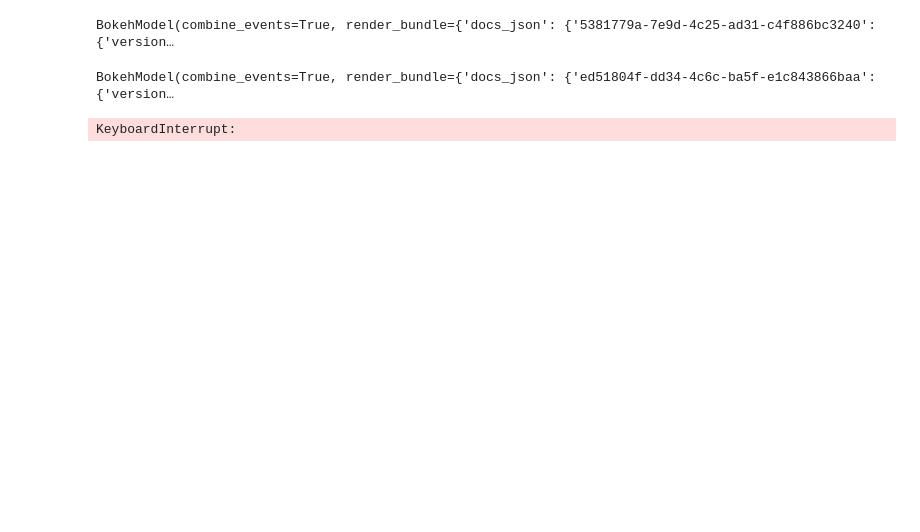
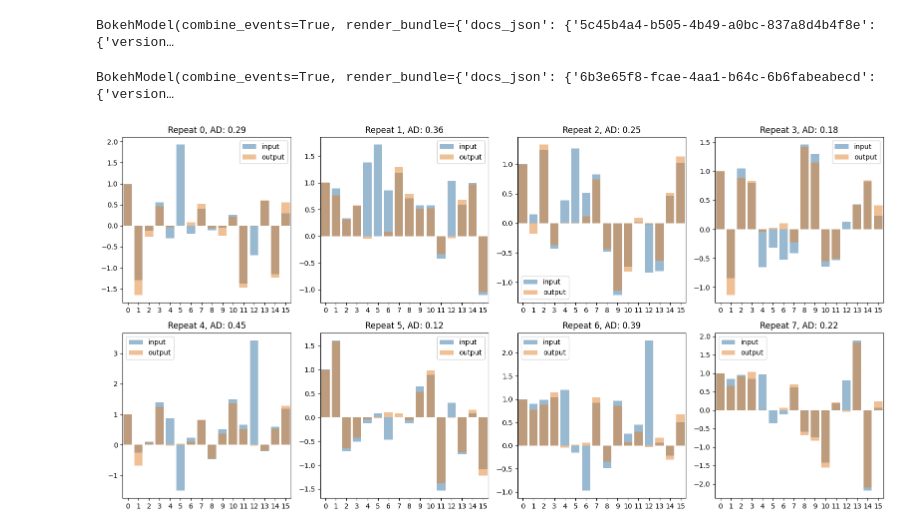
Before and after one commit to ichko/vitascopic-nca, a Jupyter notebook: notebooks/csenge_playing.ipynb, the cells around one changed output. Cells and saved outputs as stored; diff of their text form; code cells hidden in the pictures; blank space fills up the shorter version.

Commit message:
playing and visualizing

```diff
--- a/notebooks/csenge_playing.ipynb
+++ b/notebooks/csenge_playing.ipynb
@@ -23,19 +31,42 @@ TypeError: Decoder.__init__() missing 1 required positional argument: 'padding_t
 # %%
-with torch.no_grad():
-    info = trainer.optim_step(steps=10)
-    display(trainer.display_optim_step(info))
+#with torch.no_grad():
+info = trainer.optim_step(steps=100)
+display(trainer.display_optim_step(info))
 # %% [output]
-BokehModel(combine_events=True, render_bundle={'docs_json': {'5381779a-7e9d-4c25-ad31-c4f886bc3240': {'version…
+BokehModel(combine_events=True, render_bundle={'docs_json': {'5c45b4a4-b505-4b49-a0bc-837a8d4b4f8e': {'version…
 # %%
-pbar = tqdm(range(1000))
+pbar = tqdm(range(10_000))
 for _ in pbar:
-    pbar.set_description(f"Loss: {trainer.history[-1]['loss']:.4f}")
-    info = trainer.optim_step(steps=8)
+    info = trainer.optim_step(steps=50)
+    pbar.set_description(f"Loss: {info['loss']:.4f}")
 
-    if trainer.learning_steps % 100 == 0:
+    if trainer.learning_steps % 250 == 1:
+        with torch.no_grad():
+            info = trainer.optim_step(steps=50)
+
         clear_output(wait=True)
         display(pbar.container)
         display(trainer.display_optim_step(info))
 # %% [output]
-BokehModel(combine_events=True, render_bundle={'docs_json': {'ed51804f-dd34-4c6c-ba5f-e1c843866baa': {'version…
+BokehModel(combine_events=True, render_bundle={'docs_json': {'6b3e65f8-fcae-4aa1-b64c-6b6fabeabecd': {'version…
-KeyboardInterrupt:
+# %%
+import warnings
+warnings.filterwarnings("ignore", category=DeprecationWarning)
+
+fig, axes = plt.subplots(2, 4, figsize=(16, 8))
+axes = axes.flatten()
+for i in range(8):
+    input_arr = np.array(info["input_msg"][i, :])
+    output_arr = np.array(info["output_msg"][i, :])
+
+    sns.barplot(input_arr, ax=axes[i], label='input', fill=True, alpha=0.5)
+    sns.barplot(output_arr, ax=axes[i], label='output', fill=True, alpha=0.5)
+
+    ave_diff = np.abs(input_arr - output_arr).sum() / output_arr.shape[0]
+    axes[i].set_title(f'Repeat {i}, AD: {ave_diff:.2f}')
+    axes[i].legend()
+
+plt.tight_layout()
+plt.show()
+# %% [output]
+[figure, added]
```
Also changed, not shown: parts of 4 cells of this notebook, 2 other files.
